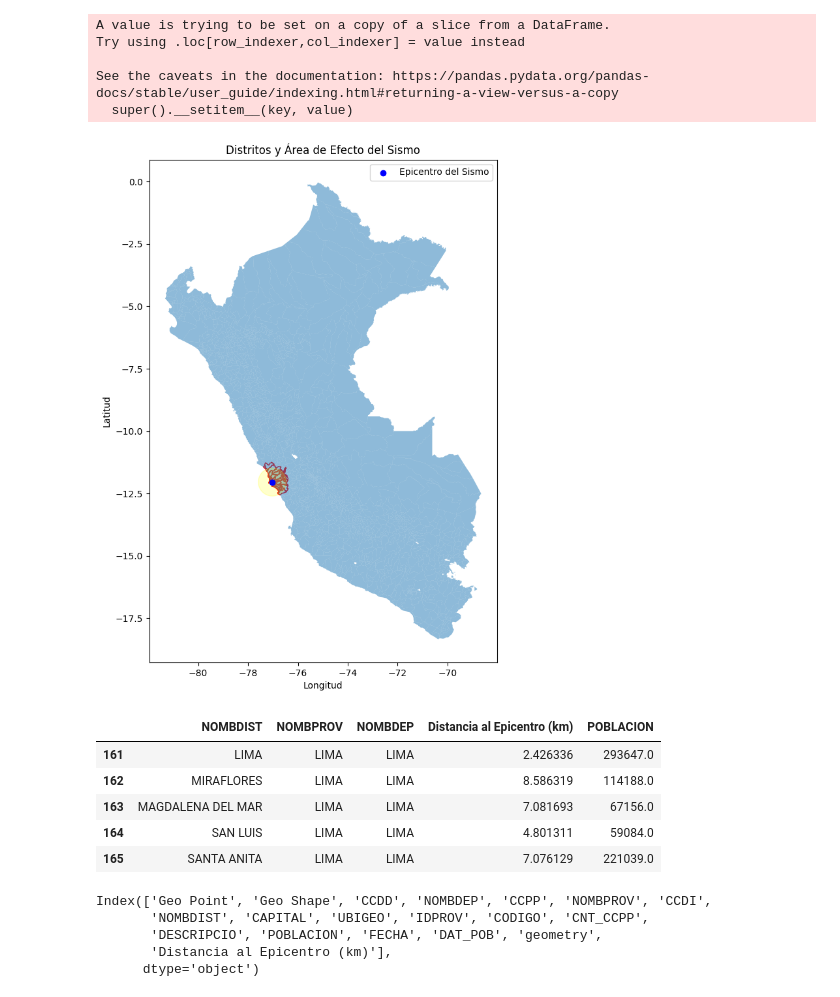
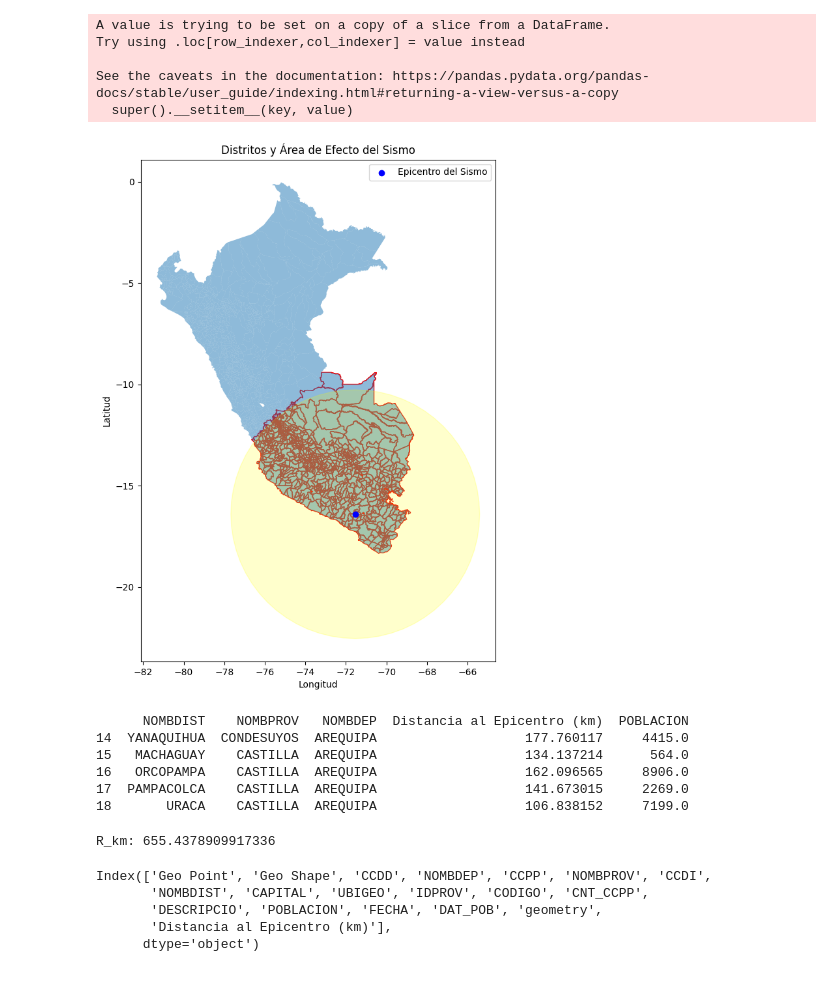
Before and after one commit to LeonDavisCoropuna/logica-difusa-terremotos, a Jupyter notebook: geo.ipynb, the cells around one changed output. Saved outputs shown, nothing was run; the diff lists cells and outputs as text; code cells hidden in the pictures.

```diff
--- a/geo.ipynb
+++ b/geo.ipynb
@@ -1,4 +1,5 @@
 # %%
+import numpy as np
 import pandas as pd
 import geopandas as gpd
 from shapely.geometry import shape, Point
@@ -16,17 +17,24 @@ df['geometry'] = df['Geo Shape'].apply(convert_geojson_to_geometry)
 gdf = gpd.GeoDataFrame(df, geometry='geometry')
 
 # 4. Definir el epicentro del sismo (ejemplo)
-epicentro_lon = -77.02824
+epicentro_lat = -16.409047
+epicentro_lon = -71.537451
 
-epicentro_lat =  -12.04318
 epicentro = Point(epicentro_lon, epicentro_lat)
 
 # 5. Calcular el radio de impacto del sismo (ejemplo)
-magnitud_momento = 7.0
-profundidad = 10  # en kilómetros
-R = (10 ** (0.5 * magnitud_momento - 1.75)  * profundidad ) / 1000
+magnitud_momento = 6.9
+profundidad = 33
+R_km = 10 ** (0.5 * magnitud_momento) * ( 10 / (profundidad + 10)) # Radio en kilómetros
+
+# Convertir el radio de km a grados de longitud y latitud
+R_deg_lon = R_km / (111.32 * np.cos(np.radians(epicentro_lat)))  # Longitud
+R_deg_lat = R_km / 110.574  # Latitud
+
 # 6. Crear un buffer circular alrededor del epicentro del sismo
-area_de_efecto = epicentro.buffer(R)
+area_de_efecto = epicentro.buffer(R_deg_lon)
+
+# 7. Intersectar el área de efecto con los distritos en el GeoDataFrame
 distritos_en_area_efecto = gdf[gdf['geometry'].intersects(area_de_efecto)]
 
 # 8. Calcular la distancia geodésica desde el epicentro a cada distrito afectado
@@ -37,11 +45,7 @@ def calcular_distancia(geometry, epicentro):
 
 distritos_en_area_efecto['Distancia al Epicentro (km)'] = distritos_en_area_efecto['geometry'].apply(lambda geom: calcular_distancia(geom, epicentro))
 
-# 9. Mostrar los distritos afectados con sus respectivas distancias al epicentro
-#print("Distritos dentro del área de efecto del sismo y su distancia al epicentro:")
-#print(distritos_en_area_efecto[['NOMBDIST', 'NOMBPROV', 'NOMBDEP', 'Distancia al Epicentro (km)']])
-
-# 10. Guardar la figura como archivo PNG para visualizar más tarde
+# 9. Visualizar el resultado
 import matplotlib.pyplot as plt
 
 fig, ax = plt.subplots(figsize=(10, 10))
@@ -50,42 +54,46 @@ fig, ax = plt.subplots(figsize=(10, 10))
 distritos_en_area_efecto.plot(ax=ax, edgecolor='red', facecolor='none')
 
 # Plotear todos los distritos en transparencia
 gdf.plot(ax=ax, alpha=0.5)
 
 # Plotear el área de efecto del sismo
 x, y = area_de_efecto.exterior.xy
 ax.fill(x, y, alpha=0.2, color='yellow')
 
 # Plotear el epicentro del sismo
 ax.scatter(epicentro_lon, epicentro_lat, color='blue', label='Epicentro del Sismo', zorder=5)
 
 # Configuración adicional del gráfico
 ax.set_title('Distritos y Área de Efecto del Sismo')
 ax.set_xlabel('Longitud')
 ax.set_ylabel('Latitud')
 ax.legend()
 
 # Guardar la figura como archivo PNG
-plt.savefig('distritos_area_efecto_sismo.png', dpi=300)  # ajusta dpi según necesites para mayor resolución
+plt.savefig('distritos_area_efecto_sismo.png', dpi=300)
 
 # Mostrar el gráfico
 plt.show()
 
 # Mostrar las primeras filas para verificar
-distritos_en_area_efecto[['NOMBDIST', 'NOMBPROV', 'NOMBDEP', 'Distancia al Epicentro (km)', 'POBLACION']].head()
+print(distritos_en_area_efecto[['NOMBDIST', 'NOMBPROV', 'NOMBDEP', 'Distancia al Epicentro (km)', 'POBLACION']].head())
 # %% [output]
 A value is trying to be set on a copy of a slice from a DataFrame.
 Try using .loc[row_indexer,col_indexer] = value instead
 
 See the caveats in the documentation: https://pandas.pydata.org/pandas-docs/stable/user_guide/indexing.html#returning-a-view-versus-a-copy
   super().__setitem__(key, value)
-[figure, old version]
+[figure, new version]
-|  | NOMBDIST | NOMBPROV | NOMBDEP | Distancia al Epicentro (km) | POBLACION |
-| 161 | LIMA | LIMA | LIMA | 2.426336 | 293647.0 |
-| 162 | MIRAFLORES | LIMA | LIMA | 8.586319 | 114188.0 |
-| 163 | MAGDALENA DEL MAR | LIMA | LIMA | 7.081693 | 67156.0 |
-| 164 | SAN LUIS | LIMA | LIMA | 4.801311 | 59084.0 |
-| 165 | SANTA ANITA | LIMA | LIMA | 7.076129 | 221039.0 |
+      NOMBDIST    NOMBPROV   NOMBDEP  Distancia al Epicentro (km)  POBLACION
+14  YANAQUIHUA  CONDESUYOS  AREQUIPA                   177.760117     4415.0
+15   MACHAGUAY    CASTILLA  AREQUIPA                   134.137214      564.0
+16   ORCOPAMPA    CASTILLA  AREQUIPA                   162.096565     8906.0
+17  PAMPACOLCA    CASTILLA  AREQUIPA                   141.673015     2269.0
+18       URACA    CASTILLA  AREQUIPA                   106.838152     7199.0
+# %%
+print(f'R_km: {R_km} ')
+# %% [output]
+R_km: 655.4378909917336
 # %%
 distritos_en_area_efecto.columns
 # %% [output]
```
Also changed, not shown: parts of 8 cells of this notebook, 3 other files.
